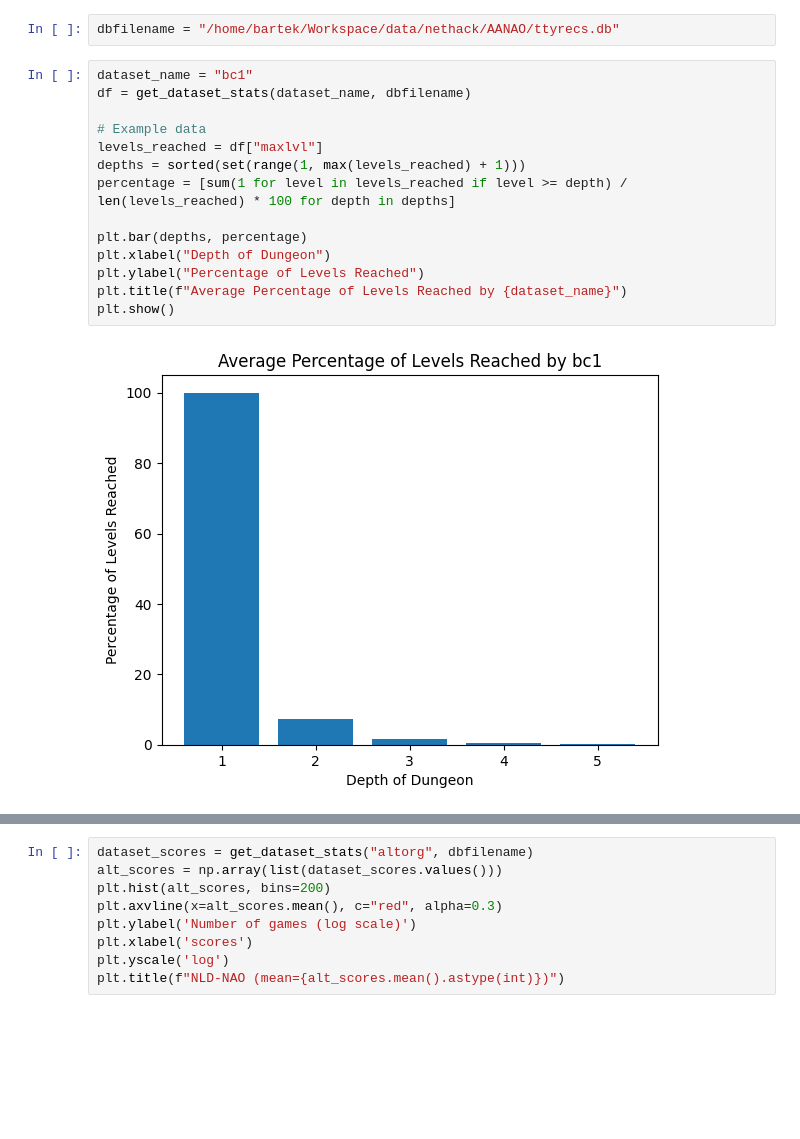
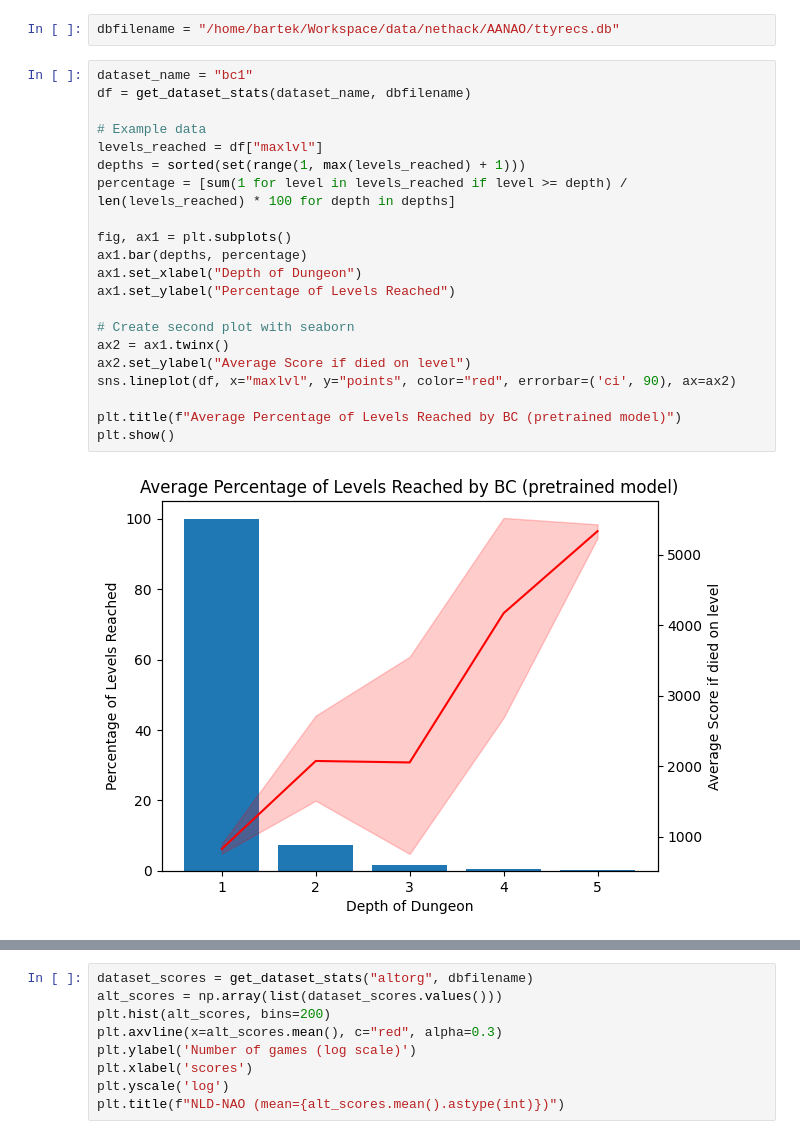
Before and after one commit to BartekCupial/dungeonsdata-neurips2022, a Jupyter notebook: experiment_code/notebooks/dataset_analysis.ipynb, the cells around one changed output, grey strips where cells are left out. Saved outputs shown, nothing was run; the diff lists cells and outputs as text; blank space fills up the shorter version.

Commit message:
update plots

```diff
--- a/experiment_code/notebooks/dataset_analysis.ipynb
+++ b/experiment_code/notebooks/dataset_analysis.ipynb
@@ -23,19 +24,26 @@ dbfilename = "/home/bartek/Workspace/data/nethack/AANAO/ttyrecs.db"
 # %%
 dataset_name = "bc1"
 df = get_dataset_stats(dataset_name, dbfilename)
 
 # Example data
 levels_reached = df["maxlvl"]
 depths = sorted(set(range(1, max(levels_reached) + 1)))
 percentage = [sum(1 for level in levels_reached if level >= depth) / len(levels_reached) * 100 for depth in depths]
 
-plt.bar(depths, percentage)
-plt.xlabel("Depth of Dungeon")
-plt.ylabel("Percentage of Levels Reached")
-plt.title(f"Average Percentage of Levels Reached by {dataset_name}")
+fig, ax1 = plt.subplots()
+ax1.bar(depths, percentage)
+ax1.set_xlabel("Depth of Dungeon")
+ax1.set_ylabel("Percentage of Levels Reached")
+
+# Create second plot with seaborn
+ax2 = ax1.twinx()
+ax2.set_ylabel("Average Score if died on level")
+sns.lineplot(df, x="maxlvl", y="points", color="red", errorbar=('ci', 90), ax=ax2)
+
+plt.title(f"Average Percentage of Levels Reached by BC (pretrained model)")
 plt.show()
 # %% [output]
-[figure, old version]
+[figure, new version]
 # %%
 dataset_name = "appo"
 df = get_dataset_stats(dataset_name, dbfilename)
```
Also changed, not shown: parts of 5 cells of this notebook, 1 other file.
